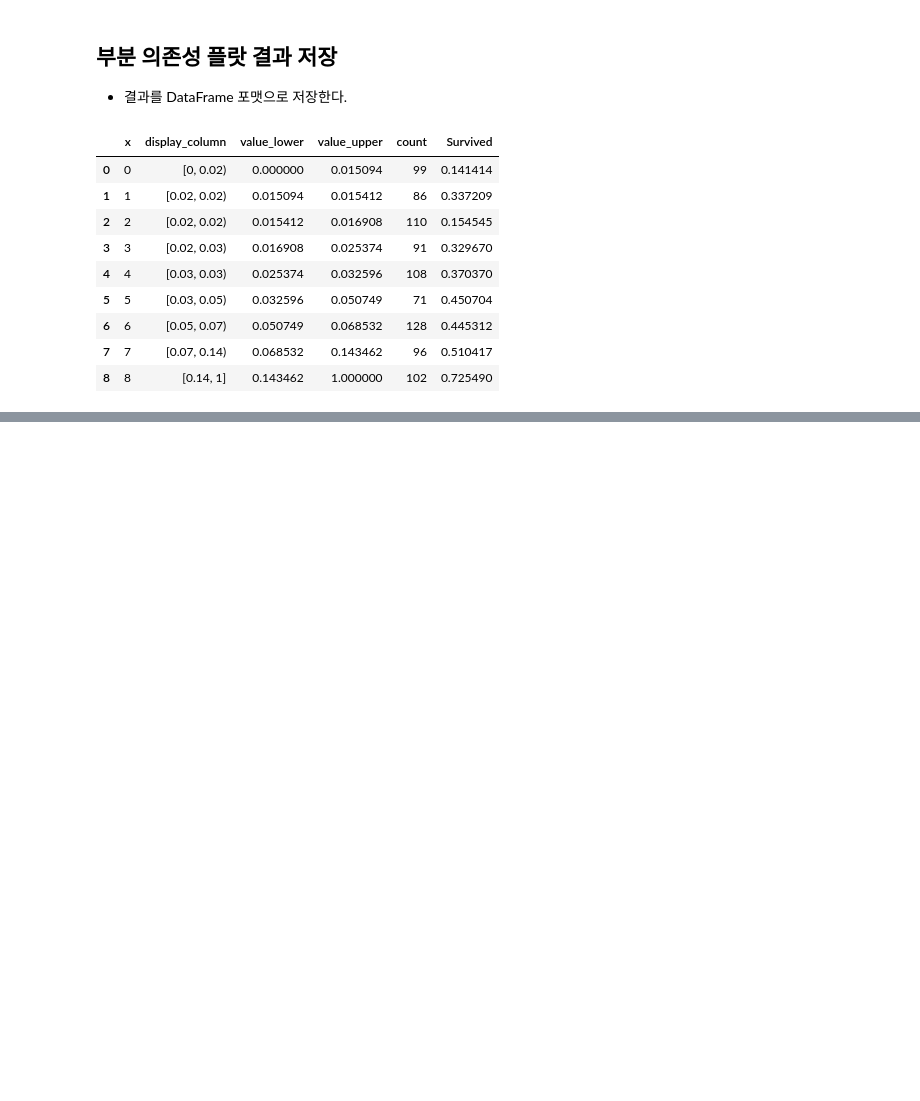
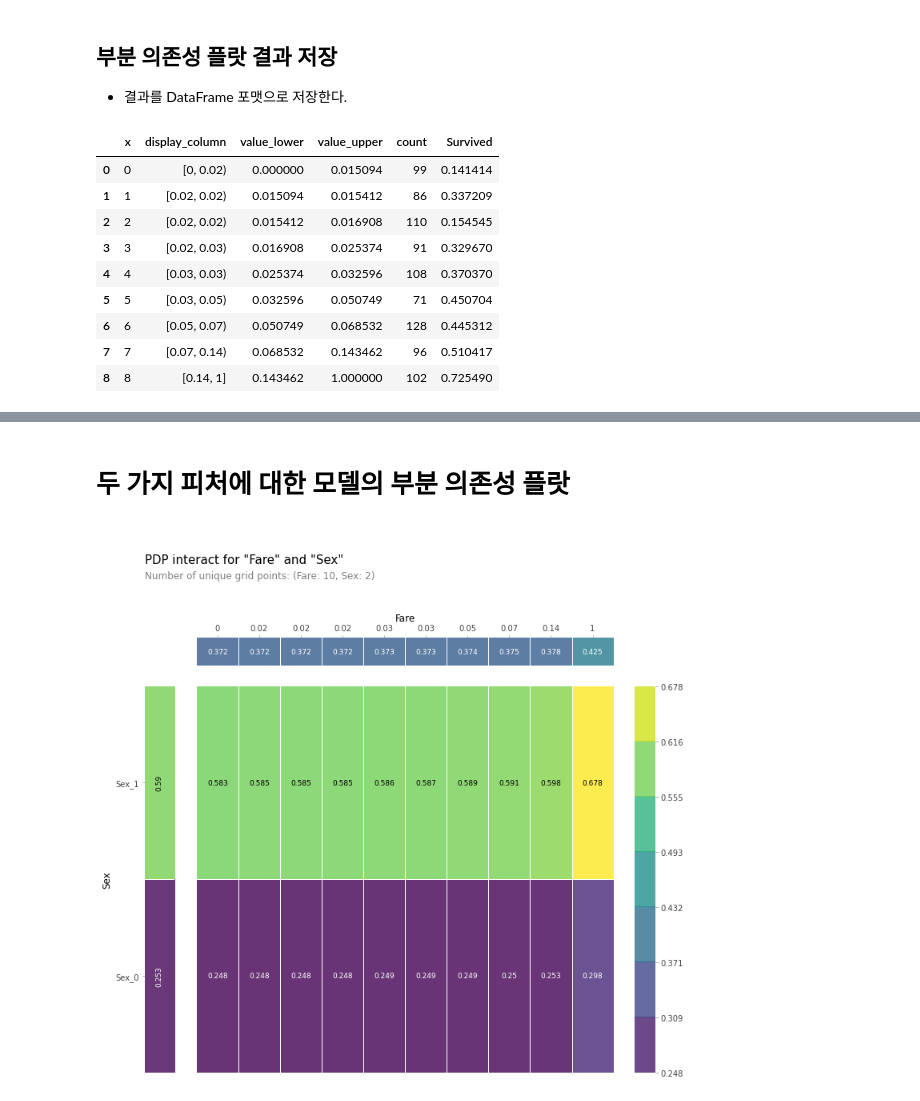
Before and after one commit to Pythonash/Projects, a Jupyter notebook: XAI_with_Titanic.ipynb, the cells around one changed output, grey strips where cells are left out. Saved outputs shown, nothing was run; the diff lists cells and outputs as text; code cells hidden in the pictures; blank space fills up the shorter version.

```diff
--- a/XAI_with_Titanic.ipynb
+++ b/XAI_with_Titanic.ipynb
@@ -159,0 +222,19 @@ pdp_gc = pdp.pdp_isolate(
+# %% [markdown]
+# 두 가지 피처에 대한 모델의 부분 의존성 플랏
+# %%
+pdp_interaction = pdp.pdp_interact(
+    model = model,
+    dataset = df,
+    model_features = train_x.columns,
+    features = ['Fare', 'Sex']
+)
+
+fig, axes = pdp.pdp_interact_plot(
+    pdp_interact_out = pdp_interaction,
+    feature_names =['Fare','Sex'],
+    plot_type ='grid',
+    x_quantile = True,
+    plot_pdp=True
+)
+# %% [output]
+[figure, added]
```
Also changed, not shown: parts of 16 cells of this notebook.
